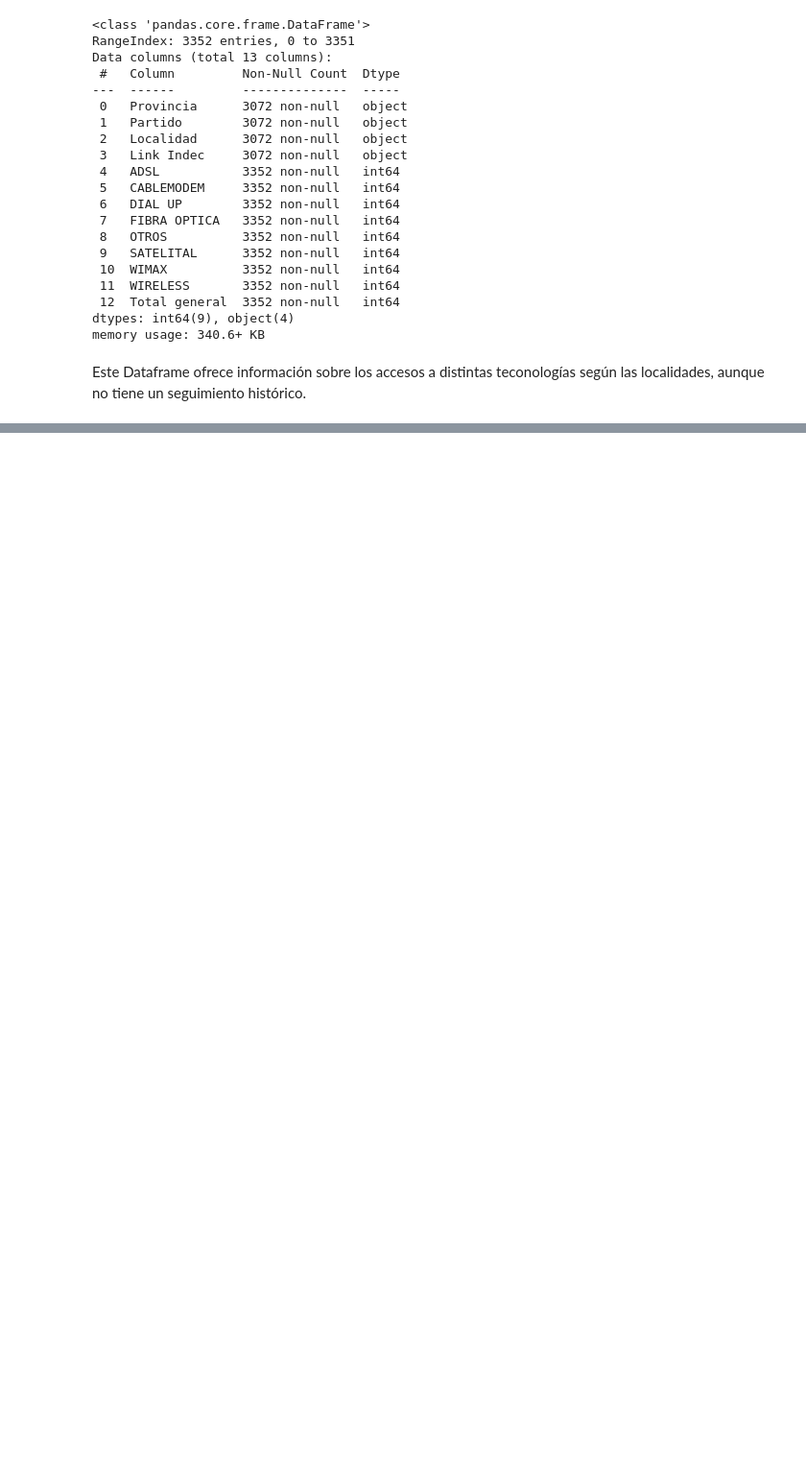
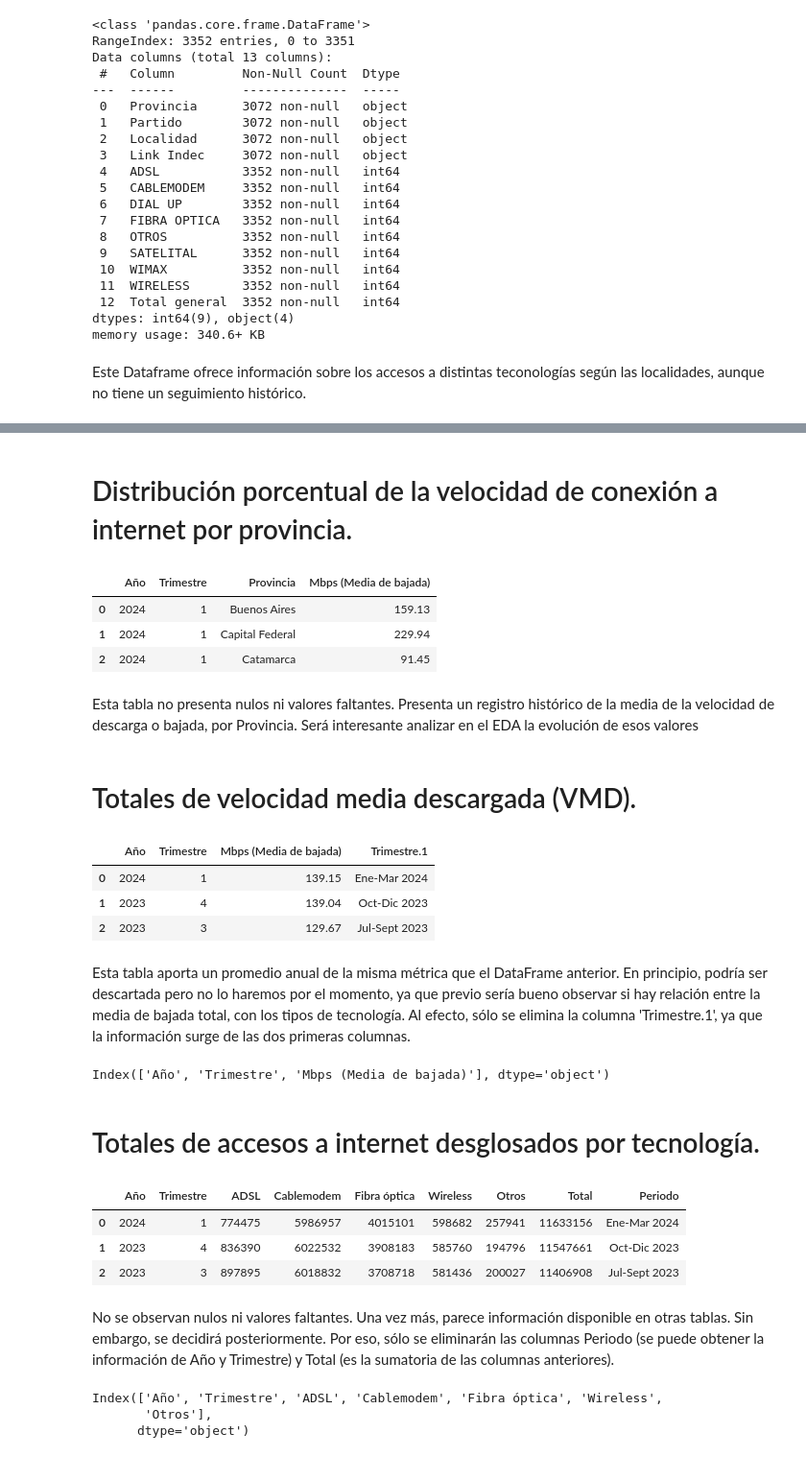
Before and after one commit to gastorellano/Proyecto_telecomunicaciones, a Jupyter notebook: Notebooks/etl.ipynb, the cells around one changed output, grey strips where cells are left out. Shown at 96% size. Saved outputs shown, nothing was run; the diff lists cells and outputs as text; code cells hidden in the pictures; blank space fills up the shorter version.

```diff
--- a/Notebooks/etl.ipynb
+++ b/Notebooks/etl.ipynb
@@ -170,0 +234,49 @@ Este Dataframe ofrece información sobre los accesos a distintas teconologías s
+# %% [markdown]
+#  Distribución porcentual de la velocidad de conexión a internet por provincia.
+# %%
+df4 = pd.read_excel(df_internet, sheet_name='Velocidad % por prov')
+df4.head(3)
+# %% [output]
+|  | Año | Trimestre | Provincia | Mbps (Media de bajada) |
+| 0 | 2024 | 1 | Buenos Aires | 159.13 |
+| 1 | 2024 | 1 | Capital Federal | 229.94 |
+| 2 | 2024 | 1 | Catamarca | 91.45 |
+# %% [markdown]
+Esta tabla no presenta nulos ni valores faltantes. Presenta un registro histórico de la media de la velocidad de descarga o bajada, por Provincia. Será interesante analizar en el EDA la evolución de esos valores
+# %% [markdown]
+# Totales de velocidad media descargada (VMD).
+# %%
+df5 = pd.read_excel(df_internet, sheet_name='Totales VMD')
+df5.head(3)
+# %% [output]
+|  | Año | Trimestre | Mbps (Media de bajada) | Trimestre.1 |
+| 0 | 2024 | 1 | 139.15 | Ene-Mar 2024 |
+| 1 | 2023 | 4 | 139.04 | Oct-Dic 2023 |
+| 2 | 2023 | 3 | 129.67 | Jul-Sept 2023 |
+# %% [markdown]
+Esta tabla aporta un promedio anual de la misma métrica que el DataFrame anterior. En principio, podría ser descartada pero no lo haremos por el momento, ya que previo sería bueno observar si hay relación entre la media de bajada total, con los tipos de tecnología.
+Al efecto, sólo se elimina la columna 'Trimestre.1', ya que la información surge de las dos primeras columnas.
+# %%
+df5 = df5.drop(columns=['Trimestre.1'])
+df5.columns
+# %% [output]
+Index(['Año', 'Trimestre', 'Mbps (Media de bajada)'], dtype='object')
+# %% [markdown]
+# Totales de accesos a internet desglosados por tecnología.
+# %%
+df6 = pd.read_excel(df_internet, sheet_name='Totales Accesos Por Tecnología')
+df6.head(3)
+# %% [output]
+|  | Año | Trimestre | ADSL | Cablemodem | Fibra óptica | Wireless | Otros | Total | Periodo |
+| 0 | 2024 | 1 | 774475 | 5986957 | 4015101 | 598682 | 257941 | 11633156 | Ene-Mar 2024 |
+| 1 | 2023 | 4 | 836390 | 6022532 | 3908183 | 585760 | 194796 | 11547661 | Oct-Dic 2023 |
+| 2 | 2023 | 3 | 897895 | 6018832 | 3708718 | 581436 | 200027 | 11406908 | Jul-Sept 2023 |
+# %% [markdown]
+No se observan nulos ni valores faltantes. Una vez más, parece información disponible en otras tablas. Sin embargo, se decidirá posteriormente. Por eso, sólo se eliminarán las columnas Periodo (se puede obtener la información de Año y Trimestre) y Total (es la sumatoria de las columnas anteriores).
+# %%
+df6 = df6.drop(columns=['Total', 'Periodo'])
+df6.columns
+# %% [output]
+Index(['Año', 'Trimestre', 'ADSL', 'Cablemodem', 'Fibra óptica', 'Wireless',
+       'Otros'],
+      dtype='object')
```
Also changed, not shown: parts of 51 cells of this notebook, 1 other file.
